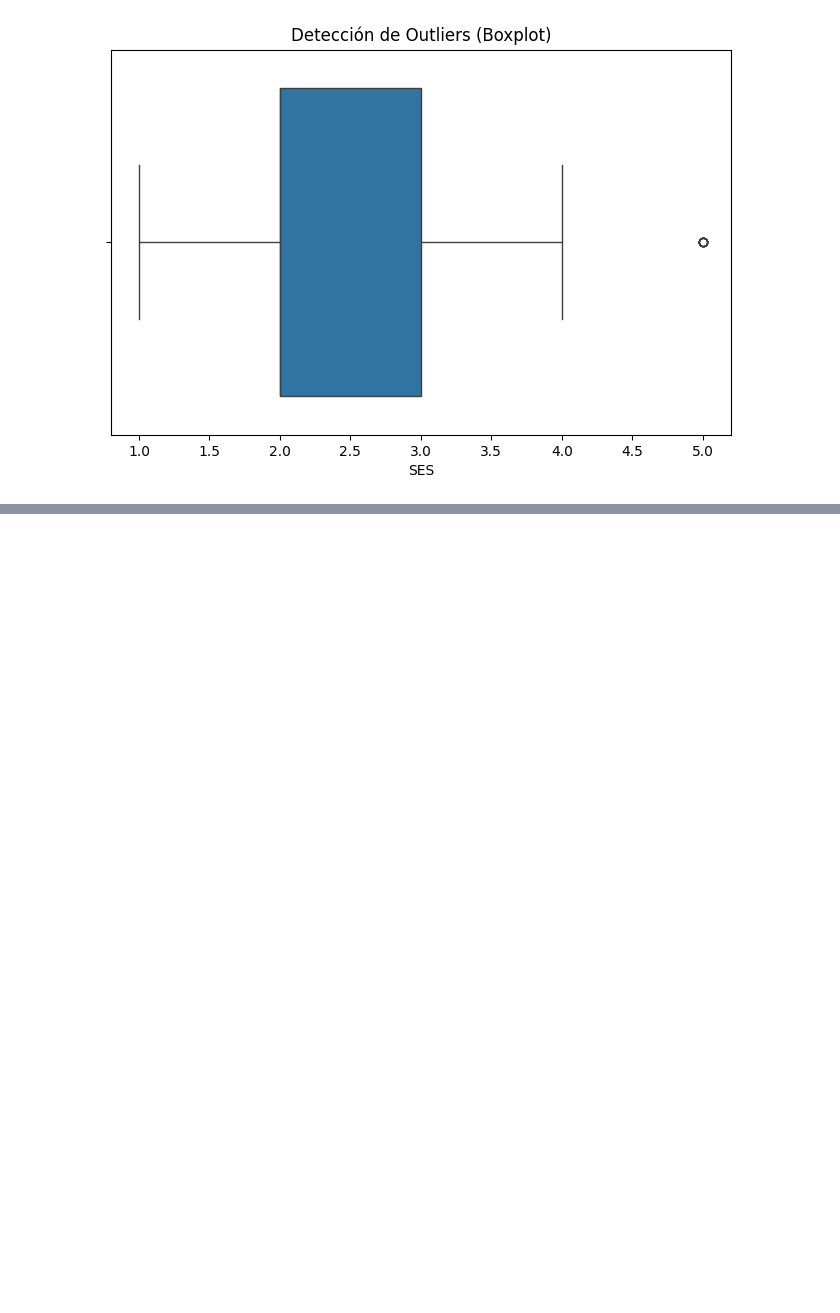
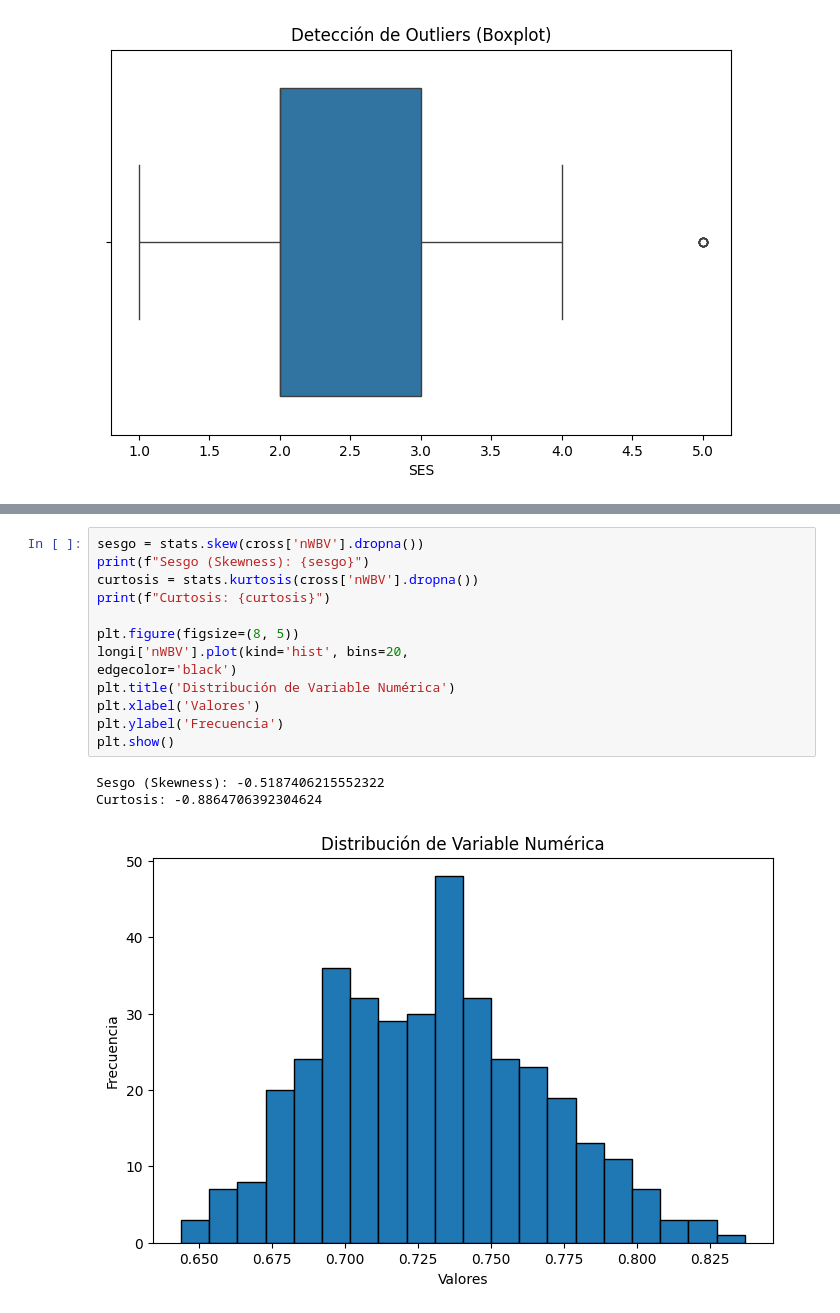
Before and after one commit to felipe0435/Proyecto-1-Mineria-de-datos, a Jupyter notebook: analisis.ipynb, the cells around one changed output, grey strips where cells are left out. Drawn from its saved outputs; the diff is of its cells as text; blank space fills up the shorter version.

```diff
--- a/analisis.ipynb
+++ b/analisis.ipynb
@@ -129,0 +267,17 @@ plt.show()
+# %%
+sesgo = stats.skew(cross['nWBV'].dropna())
+print(f"Sesgo (Skewness): {sesgo}")
+curtosis = stats.kurtosis(cross['nWBV'].dropna())
+print(f"Curtosis: {curtosis}")
+
+plt.figure(figsize=(8, 5))
+longi['nWBV'].plot(kind='hist', bins=20,
+edgecolor='black')
+plt.title('Distribución de Variable Numérica')
+plt.xlabel('Valores')
+plt.ylabel('Frecuencia')
+plt.show()
+# %% [output]
+Sesgo (Skewness): -0.5187406215552322
+Curtosis: -0.8864706392304624
+[figure, added]
```
Also changed, not shown: parts of 25 cells of this notebook, 2 other files.
